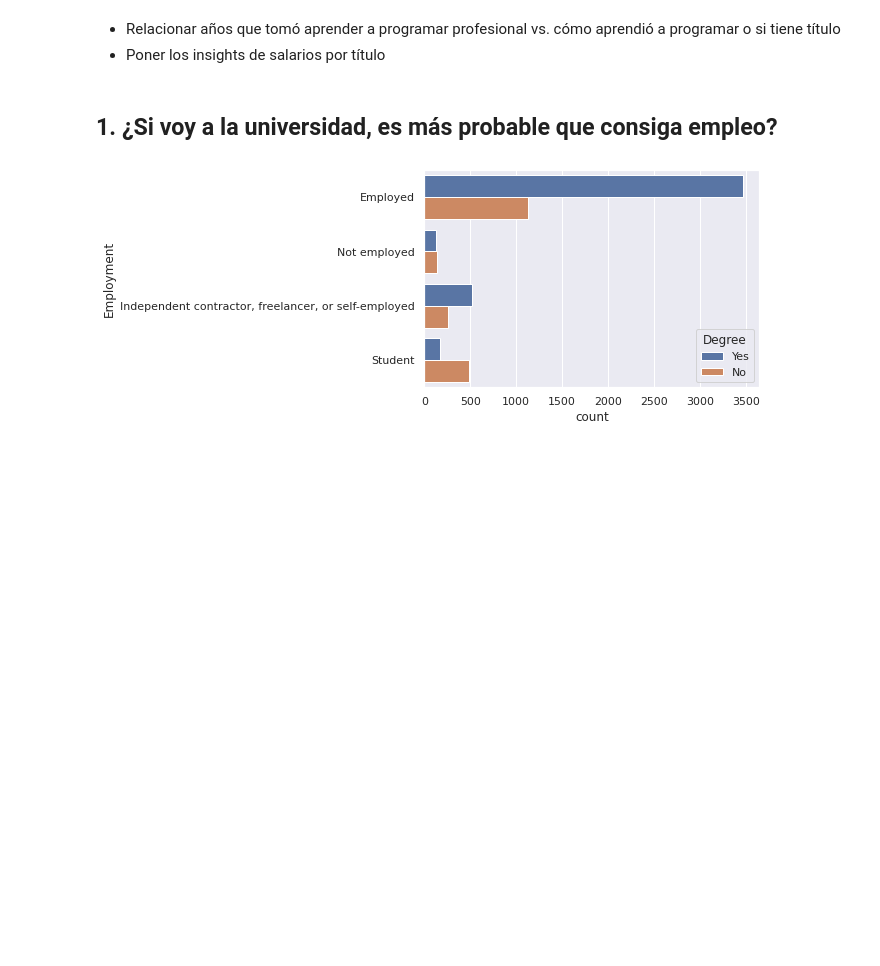
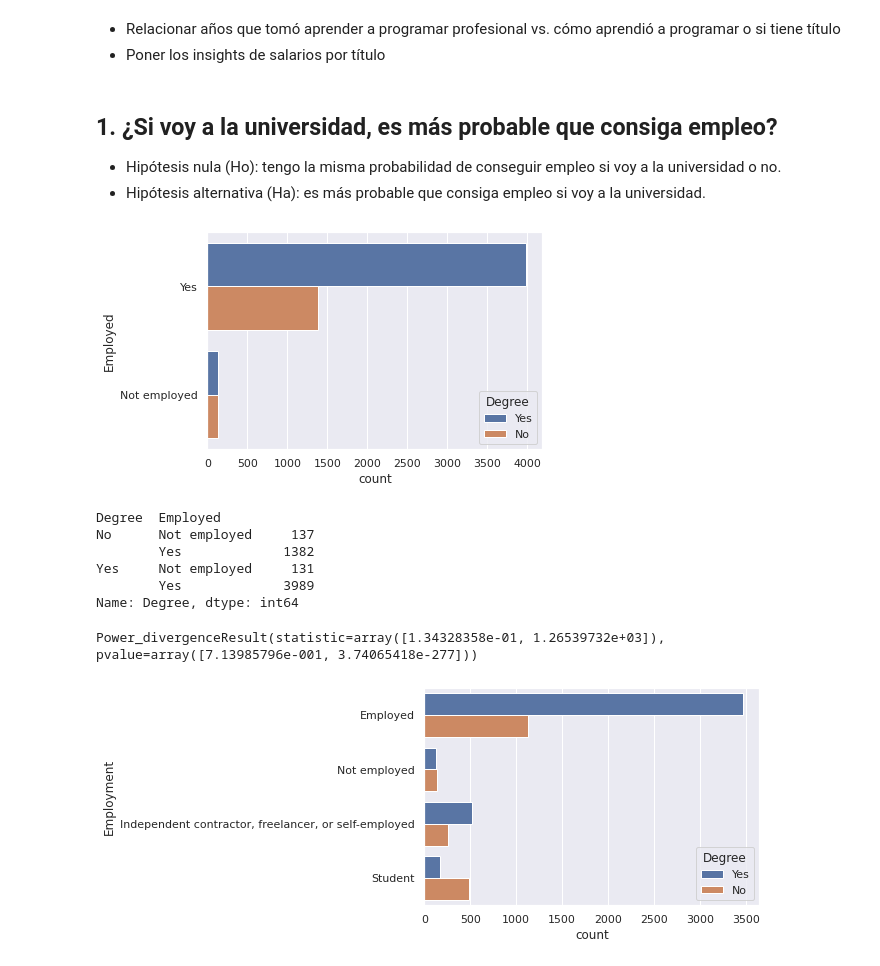
Before and after one commit to anthonymanotoa/survey-dev, a Jupyter notebook: notebooks/3-analysis-hypothesis-test.ipynb, the cells around one changed output. Saved outputs shown, nothing was run; the diff lists cells and outputs as text; code cells hidden in the pictures; blank space fills up the shorter version.

```diff
--- a/notebooks/3-analysis-hypothesis-test.ipynb
+++ b/notebooks/3-analysis-hypothesis-test.ipynb
@@ -41,3 +41,24 @@ sns.set_theme()
 pio.templates.default = 'ggplot2'
 # %% [markdown]
 ## 1. ¿Si voy a la universidad, es más probable que consiga empleo?
+
+- Hipótesis nula (Ho): tengo la misma probabilidad de conseguir empleo si voy a la universidad o no.
+- Hipótesis alternativa (Ha): es más probable que consiga empleo si voy a la universidad.
+# %%
+df_employment = pd.DataFrame(df.Degree)
+df_employment['Employed'] = df.Employment.where(df.Employment.isin(['Not employed', 'Student']), 'Yes')
+df_employment.drop(df_employment.Employed[df_employment.Employed == 'Student'].index, inplace=True)
+# %%
+sns.countplot(y=df_employment.Employed, hue=df_employment.Degree)
+plt.show()
+# %% [output]
+[figure, added]
+# %%
+df_employment.groupby(['Degree', 'Employed'])['Degree'].count()
+# %% [output]
+Degree  Employed
+No      Not employed     137
+        Yes             1382
+Yes     Not employed     131
+        Yes             3989
+Name: Degree, dtype: int64
@@ -44,3 +67,7 @@ pio.templates.default = 'ggplot2'
+# %%
+stats.chisquare(x)
+# %% [output]
+Power_divergenceResult(statistic=array([1.34328358e-01, 1.26539732e+03]), pvalue=array([7.13985796e-001, 3.74065418e-277]))
 # %%
 sns.countplot(y=df.Employment, hue=df.Degree)
 plt.show()
```
Also changed, not shown: parts of 11 cells of this notebook, 3 other files.
